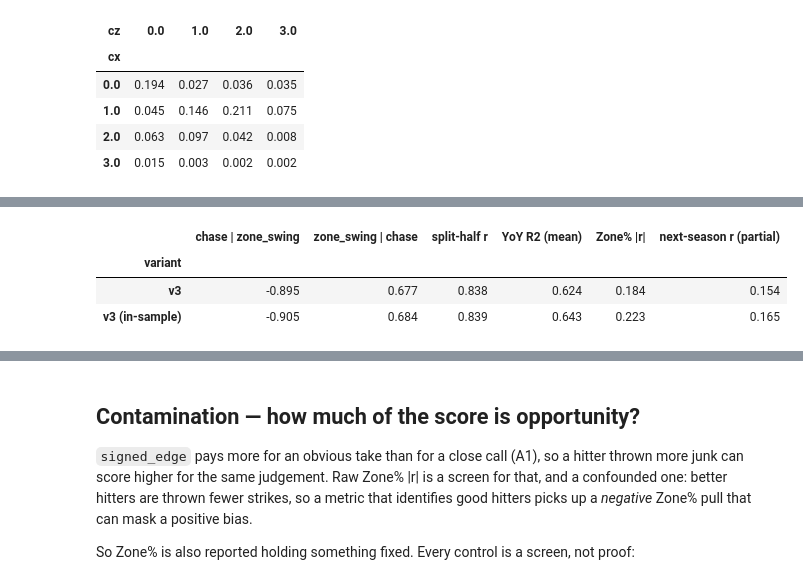
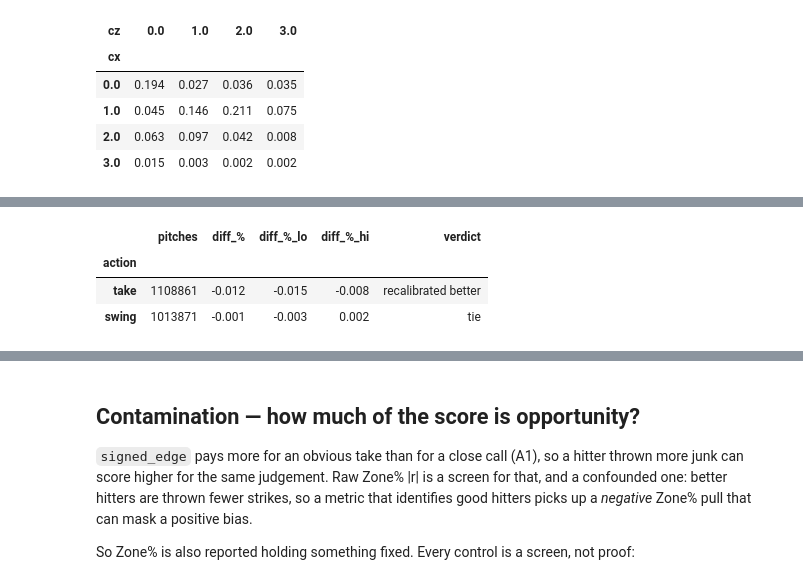
Before and after one commit to Jack1021ohoh/batter_decision_value, a Jupyter notebook: notebooks/v3.ipynb, the cells around one changed output, grey strips where cells are left out. Saved outputs shown, nothing was run; the diff lists cells and outputs as text; code cells hidden in the pictures.

```diff
--- a/notebooks/v3.ipynb
+++ b/notebooks/v3.ipynb
@@ -352,8 +324,8 @@ A4 = {
   '+continuous surface (swing only)': (F0 + ['hot_zone'], True),
   '+continuous surface (both models)':(F0 + ['hot_zone'], False),
 }
-a4_runs = {label: E.run_folds(pdf, feats, E.PERSONALIZED_FOLDS, swing_only=so)
+a4_runs = {label: E.run_folds(pdf, feats, PF, fit=fit_direct, swing_only=so)
            for label, (feats, so) in A4.items()}
 a4 = pd.DataFrame([E.harness(run, label)['summary'] for label, run in a4_runs.items()]).set_index('variant')
-a4[SUB + SHOW]
+a4[MODEL + SHOW]
 # %% [output]
@@ -507,13 +505,12 @@ LADDER = {
   'v3  +hot-zone surface':               (V3_FEATURES + ['hot_zone'], True),
   'v3  +hot-zone surface (both models)': (V3_FEATURES + ['hot_zone'], False),
 }
-ladder_runs = {label: E.run_folds(pdf, feats, E.PERSONALIZED_FOLDS, swing_only=so,
-                                  in_sample=(label == 'v3  +hot-zone surface'))
+ladder_runs = {label: E.run_folds(pdf, feats, PF, fit=fit_direct, swing_only=so, in_sample=True)
                for label, (feats, so) in LADDER.items()}
 rows = []
 for score in ['chosen_value', 'signed_edge']:
     for label, run in ladder_runs.items():
         rows.append({'metric': score, 'features': label, **E.harness(run, label, score)['summary']})
 ladder = pd.DataFrame(rows).drop(columns='variant').set_index(['metric','features'])
-ladder[SHOW]
+ladder.loc['signed_edge', MODEL]
 # %% [output]
@@ -569,0 +606,8 @@ anything.
+# %%
+SELECTED = 'v3  +hot-zone surface'        # chosen by the paired-accuracy table above
+v3_run = ladder_runs[SELECTED]
+cal = E.calibration_table(v3_run)
+needs = bool(((cal.slope_lo > 1) | (cal.slope_hi < 1)).any())
+print(f'selected: {SELECTED}')
+print(f'recalibration needed (some slope interval excludes 1): {needs}')
+cal.round(3)
@@ -569,0 +625,9 @@ anything.
+# %%
+# Step 2 of the rule: recalibrate on each fold's early-stopping games (never the held-out season).
+feats, so = LADDER[SELECTED]
+v3_final = (E.run_folds(pdf, feats, PF, fit=fit_direct, swing_only=so, recalibrate=True, in_sample=True)
+            if needs else v3_run)
+print('calibration maps (a, b) per fold:')
+print(pd.DataFrame({s: {f'{k} {x}': v for k, ab in (m.calibration or {}).items() for x, v in zip('ab', ab)}
+                    for s, m in v3_final.models.items()}).T.round(4))
+pd.concat({'as fitted': cal, 'recalibrated': E.calibration_table(v3_final)}, names=['model']).round(3)
@@ -570,10 +654,12 @@ anything.
 # %%
-v3_run = ladder_runs['v3  +hot-zone surface']
-v3 = E.harness(v3_run, 'v3')
-ins = E.in_sample_checks(v3_run, 'v3')
-pd.DataFrame([v3['summary'], ins['summary']]).set_index('variant')[SHOW]
+# What recalibration did to accuracy and to the score.
+display(pooled(v3_final, v3_run, ('recalibrated', 'as fitted')).round(3))
+v3 = E.harness(v3_final, 'v3')
+before = E.harness(v3_run, 'v3 as fitted')
+ins = E.in_sample_checks(v3_final, 'v3')
+pd.DataFrame([before['summary'], v3['summary'], ins['summary']]).set_index('variant')[MODEL + SHOW]
 # %% [output]
-|  | chase | zone_swing | zone_swing | chase | split-half r | YoY R2 (mean) | Zone% |r| | next-season r (partial) |
-| variant |  |  |  |  |  |  |
-| v3 | -0.895 | 0.677 | 0.838 | 0.624 | 0.184 | 0.154 |
-| v3 (in-sample) | -0.905 | 0.684 | 0.839 | 0.643 | 0.223 | 0.165 |
+|  | pitches | diff_% | diff_%_lo | diff_%_hi | verdict |
+| action |  |  |  |  |  |
+| take | 1108861 | -0.012 | -0.015 | -0.008 | recalibrated better |
+| swing | 1013871 | -0.001 | -0.003 | 0.002 | tie |
```
Also changed, not shown: parts of 53 cells of this notebook.
